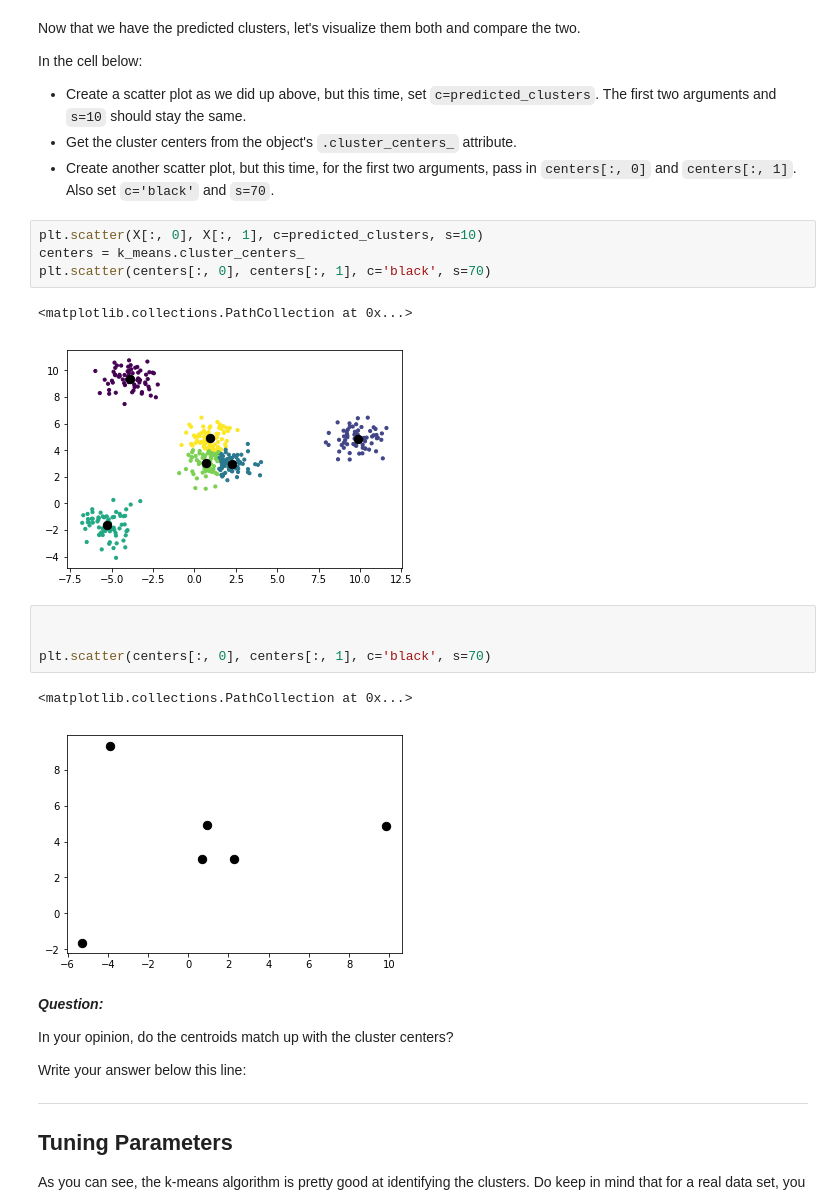
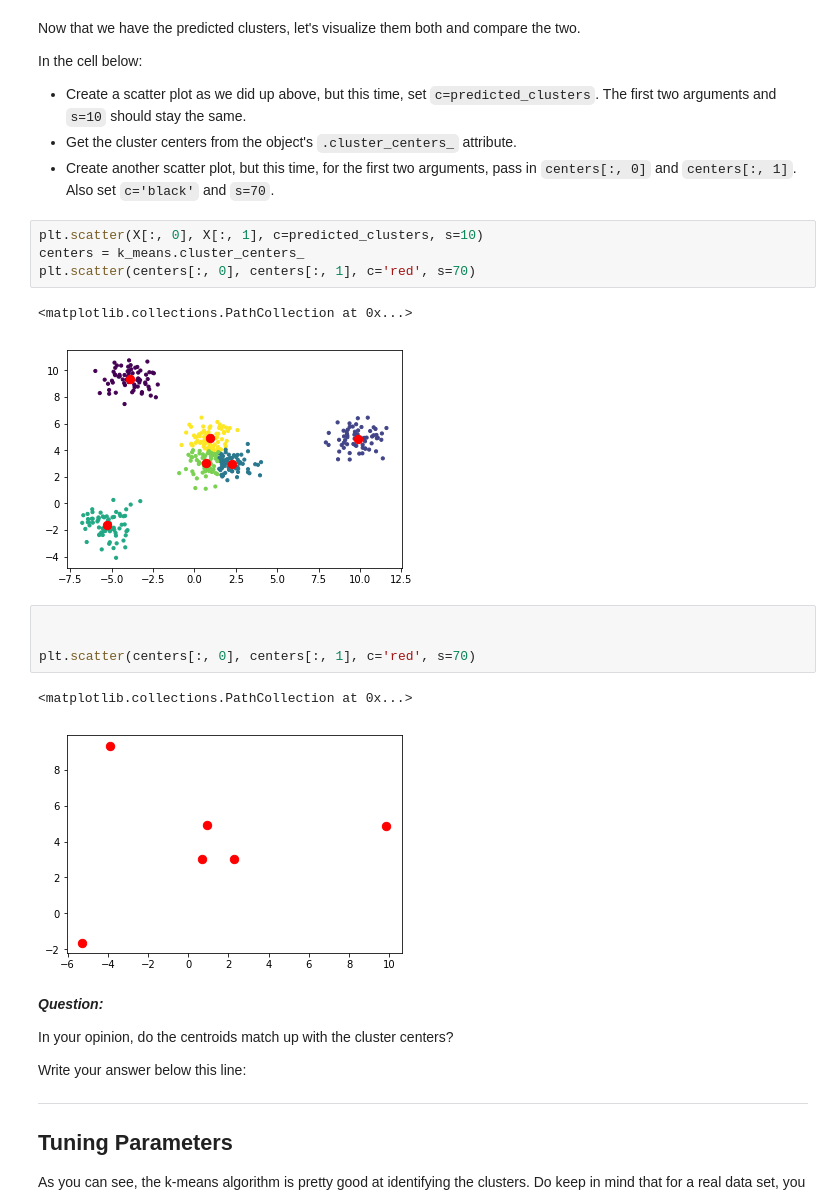
Before and after one commit to vanacorec/dsc-3-35-04-k-means-clustering-lab-nyc-ds-career-012819, a Jupyter notebook: index.ipynb, the cells around one changed output. Saved outputs shown, nothing was run; the diff lists cells and outputs as text.

```diff
--- a/index.ipynb
+++ b/index.ipynb
@@ -110,17 +110,17 @@ In the cell below:
 # %%
 plt.scatter(X[:, 0], X[:, 1], c=predicted_clusters, s=10)
 centers = k_means.cluster_centers_
-plt.scatter(centers[:, 0], centers[:, 1], c='black', s=70)
+plt.scatter(centers[:, 0], centers[:, 1], c='red', s=70)
 # %% [output]
 <matplotlib.collections.PathCollection at 0x...>
-[figure, old version]
+[figure, new version]
 # %%
 
 
-plt.scatter(centers[:, 0], centers[:, 1], c='black', s=70)
+plt.scatter(centers[:, 0], centers[:, 1], c='red', s=70)
 # %% [output]
 <matplotlib.collections.PathCollection at 0x...>
-[figure, old version]
+[figure, new version]
 # %% [markdown]
 **_Question:_**
 
```
